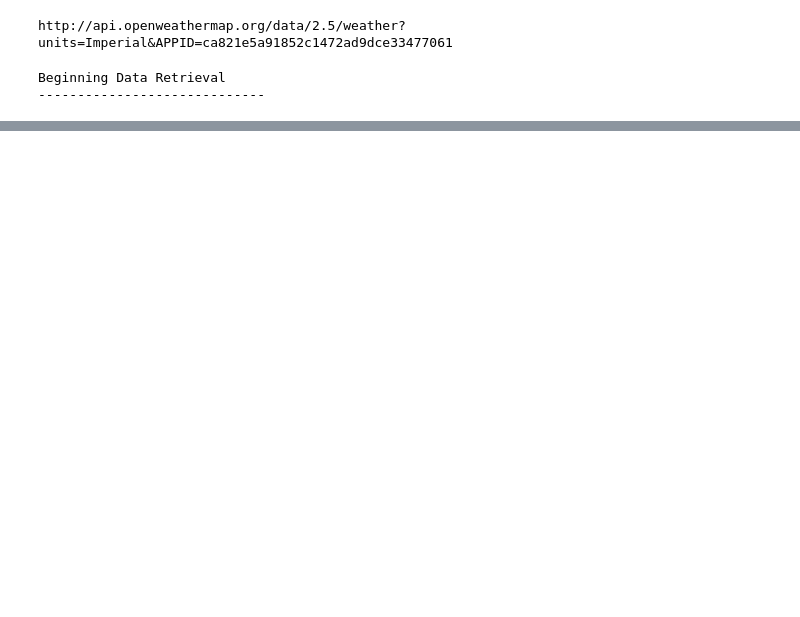
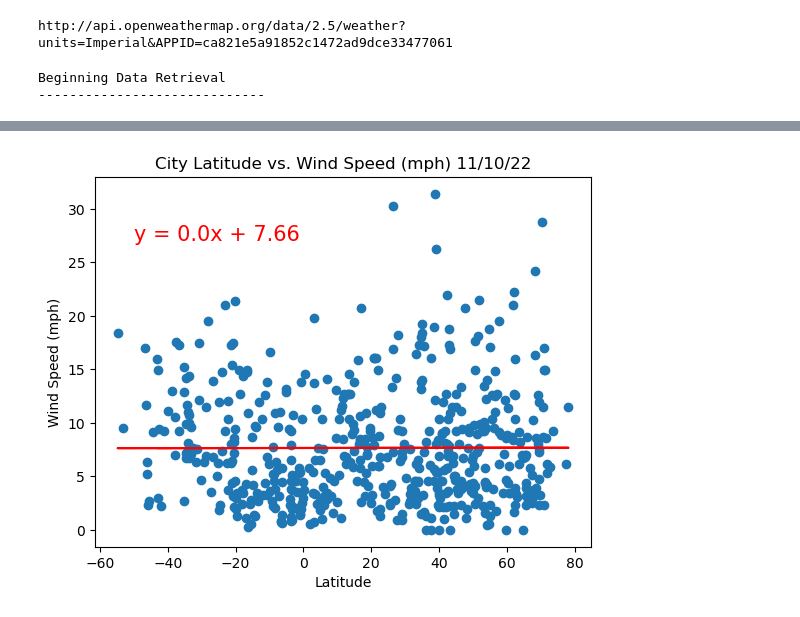
Before and after one commit to sofiwolfes/World_Weather_Analysis, a Jupyter notebook: WeatherPy.ipynb, the cells around one changed output, grey strips where cells are left out. Saved outputs shown, nothing was run; the diff lists cells and outputs as text; code cells hidden in the pictures; blank space fills up the shorter version.

```diff
--- a/WeatherPy.ipynb
+++ b/WeatherPy.ipynb
@@ -302,0 +363,9 @@ plt.show()
+# %%
+x_values = lats
+y_values = wind_speed
+title=f"City Latitude vs. Wind Speed (mph) "+ time.strftime("%x")
+y_label="Wind Speed (mph)"
+text_coordinates=(-50,27)
+plot_linear_regression(x_values, y_values, title, y_label, text_coordinates)
+# %% [output]
+[figure, added]
```
Also changed, not shown: parts of 30 cells of this notebook, 6 other files.
